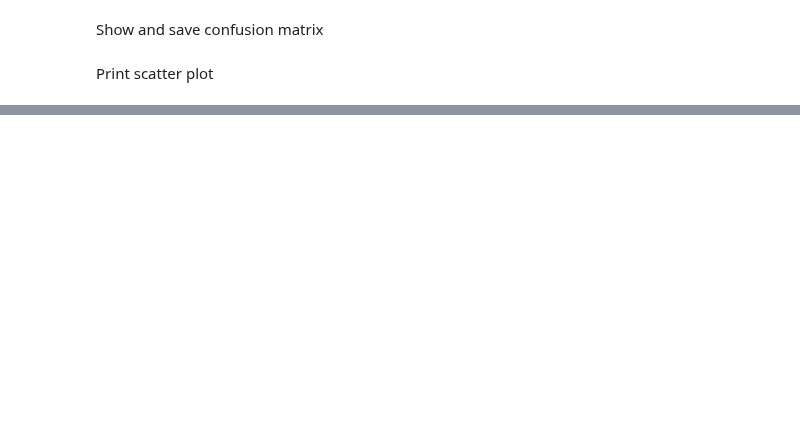
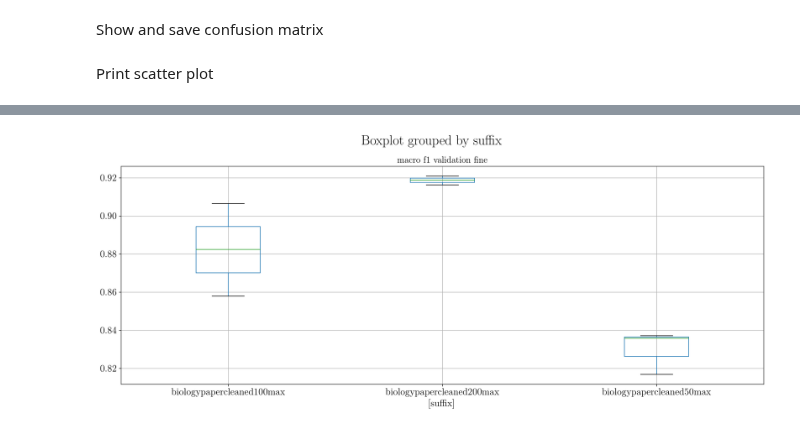
Before and after one commit to elhamod/HGNN, a Jupyter notebook: HGNN/analyse/Analyze experiments.ipynb, the cells around one changed output, grey strips where cells are left out. Saved outputs shown, nothing was run; the diff lists cells and outputs as text; code cells hidden in the pictures; blank space fills up the shorter version.

```diff
--- a/HGNN/analyse/Analyze experiments.ipynb
+++ b/HGNN/analyse/Analyze experiments.ipynb
@@ -143,0 +195,5 @@ ts.trialScatter('macro f1 validation fine', 'macro f1 test fine', 'link_layer',
+# %%
+# ts.df.boxplot(column=['macro f1 validation fine'], by=['suffix'], figsize=(16, 7))
+ts.pandasBoxplot(['macro f1 validation fine'], ['suffix'])
+# %% [output]
+[figure, added]
```
Also changed, not shown: parts of 10 cells of this notebook, 4 other files.
